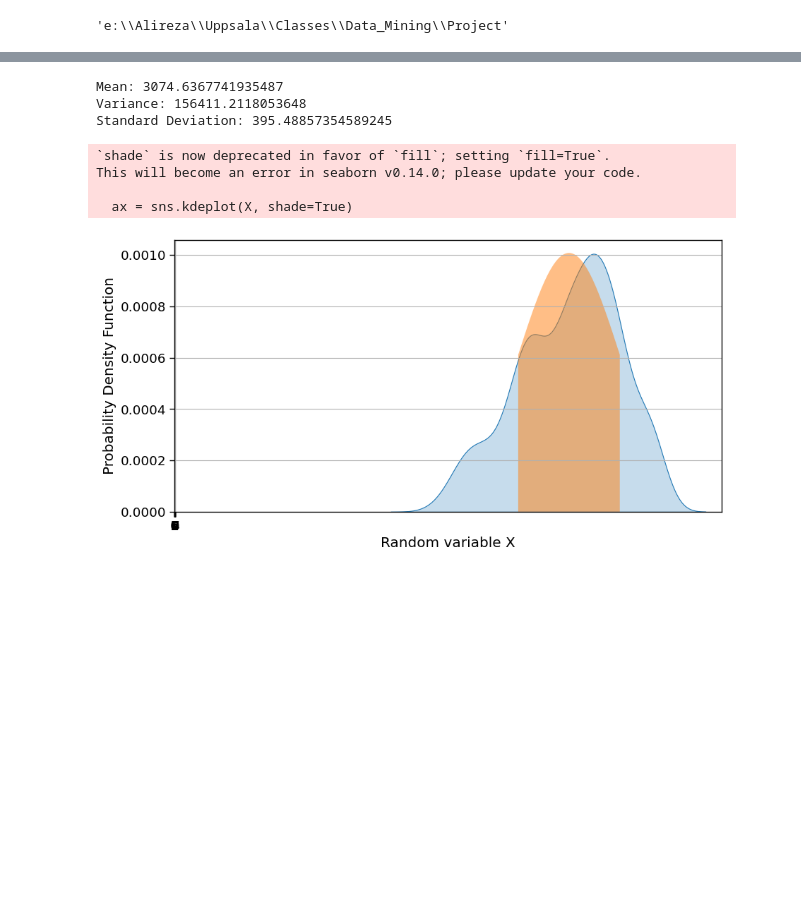
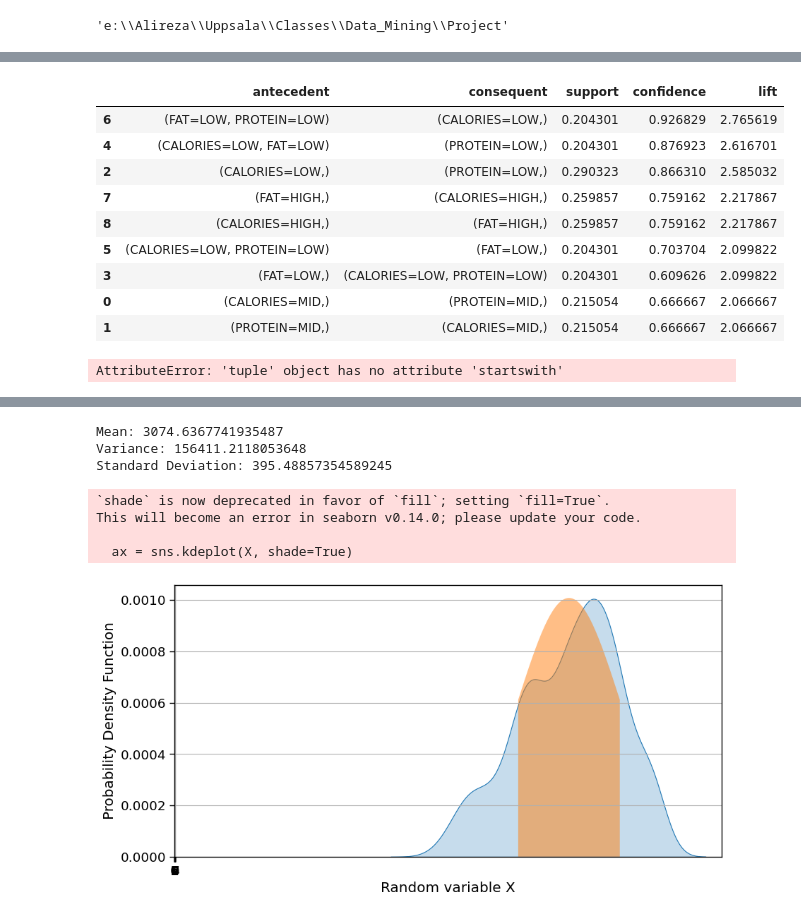
Before and after one commit to alireza1420/Datamining-UU, a Jupyter notebook: notebook.ipynb, the cells around one changed output, grey strips where cells are left out. Cells and saved outputs as stored; diff of their text form; code cells hidden in the pictures; blank space fills up the shorter version.

```diff
--- a/notebook.ipynb
+++ b/notebook.ipynb
@@ -18,0 +263,3 @@ df.head()
+# %%
+min_conf=0.6
+raw_rules=pyfpgrowth.generate_association_rules(patterns, min_conf)
@@ -18,0 +278,53 @@ df.head()
+# %%
+from collections import Counter
+import pandas as pd
+
+rows = []
+N = len(transactions)
+
+for antecedent, (consequent, confidence) in raw_rules.items():
+    # --- Normalize antecedent ---
+    if isinstance(antecedent, (list, tuple, set, frozenset)):
+        antecedent = {str(x) for x in antecedent}
+    else:
+        antecedent = {str(antecedent)}
+
+    # --- Normalize consequent ---
+    if isinstance(consequent, (list, tuple, set, frozenset)):
+        consequent = {str(x) for x in consequent}
+    else:
+        consequent = {str(consequent)}
+
+    union = antecedent | consequent
+
+    # --- Support of union (antecedent+consequent) ---
+    supp_union = sum(1 for basket in transactions if union.issubset(basket)) / N
+
+    # --- Support of consequent ---
+    supp_conseq = sum(1 for basket in transactions if consequent.issubset(basket)) / N
+
+    # --- Lift ---
+    lift = confidence / supp_conseq if supp_conseq > 0 else None
+
+    rows.append({
+        "antecedent": tuple(sorted(antecedent)),
+        "consequent": tuple(sorted(consequent)),
+        "support": supp_union,
+        "confidence": confidence,
+        "lift": lift
+    })
+
+rules_df = pd.DataFrame(rows).sort_values(["lift","confidence","support"], ascending=False)
+# %%
+rules_df
+# %% [output]
+|  | antecedent | consequent | support | confidence | lift |
+| 6 | (FAT=LOW, PROTEIN=LOW) | (CALORIES=LOW,) | 0.204301 | 0.926829 | 2.765619 |
+| 4 | (CALORIES=LOW, FAT=LOW) | (PROTEIN=LOW,) | 0.204301 | 0.876923 | 2.616701 |
+| 2 | (CALORIES=LOW,) | (PROTEIN=LOW,) | 0.290323 | 0.866310 | 2.585032 |
+| 7 | (FAT=HIGH,) | (CALORIES=HIGH,) | 0.259857 | 0.759162 | 2.217867 |
+| 8 | (CALORIES=HIGH,) | (FAT=HIGH,) | 0.259857 | 0.759162 | 2.217867 |
+| 5 | (CALORIES=LOW, PROTEIN=LOW) | (FAT=LOW,) | 0.204301 | 0.703704 | 2.099822 |
+| 3 | (FAT=LOW,) | (CALORIES=LOW, PROTEIN=LOW) | 0.204301 | 0.609626 | 2.099822 |
+| 0 | (CALORIES=MID,) | (PROTEIN=MID,) | 0.215054 | 0.666667 | 2.066667 |
+| 1 | (PROTEIN=MID,) | (CALORIES=MID,) | 0.215054 | 0.666667 | 2.066667 |
@@ -18,0 +381,22 @@ df.head()
+# %%
+def is_health_consequent(tup):
+    return any(x.startswith(("LIFEEXP=","OVERWT=")) for x in tup)
+
+rules_health = rules_df[rules_df["consequent"].apply(is_health_consequent)].copy()
+
+# Example reporting filters
+rules_top = (rules_health
+             .query("lift > 1.2 and confidence >= 0.6 and support >= 0.15")
+             .head(20))
+
+# Split into "protective" (good) and "risk" (bad) for readability
+protective = rules_top[rules_top["consequent"].apply(lambda t: any(x.endswith("HIGH") and x.startswith("LIFEEXP") or x.endswith("LOW") and x.startswith("OVERWT") for x in t))]
+risk = rules_top[rules_top["consequent"].apply(lambda t: any(x.endswith("LOW") and x.startswith("LIFEEXP") or x.endswith("HIGH") and x.startswith("OVERWT") for x in t))]
+
+print("=== Protective rules (examples) ===")
+print(protective[["antecedent","consequent","support","confidence","lift"]].to_string(index=False))
+
+print("\n=== Risk rules (examples) ===")
+print(risk[["antecedent","consequent","support","confidence","lift"]].to_string(index=False))
+# %% [output]
+AttributeError: 'tuple' object has no attribute 'startswith'
```
Also changed, not shown: parts of 16 cells of this notebook.
